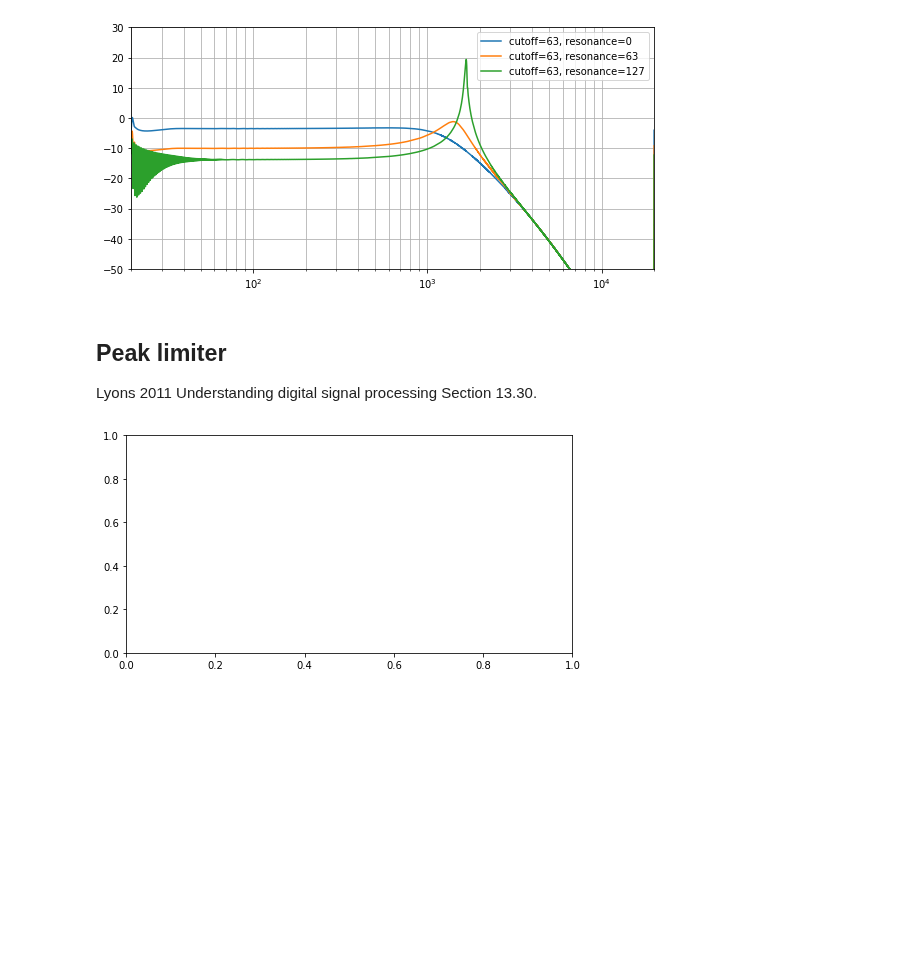
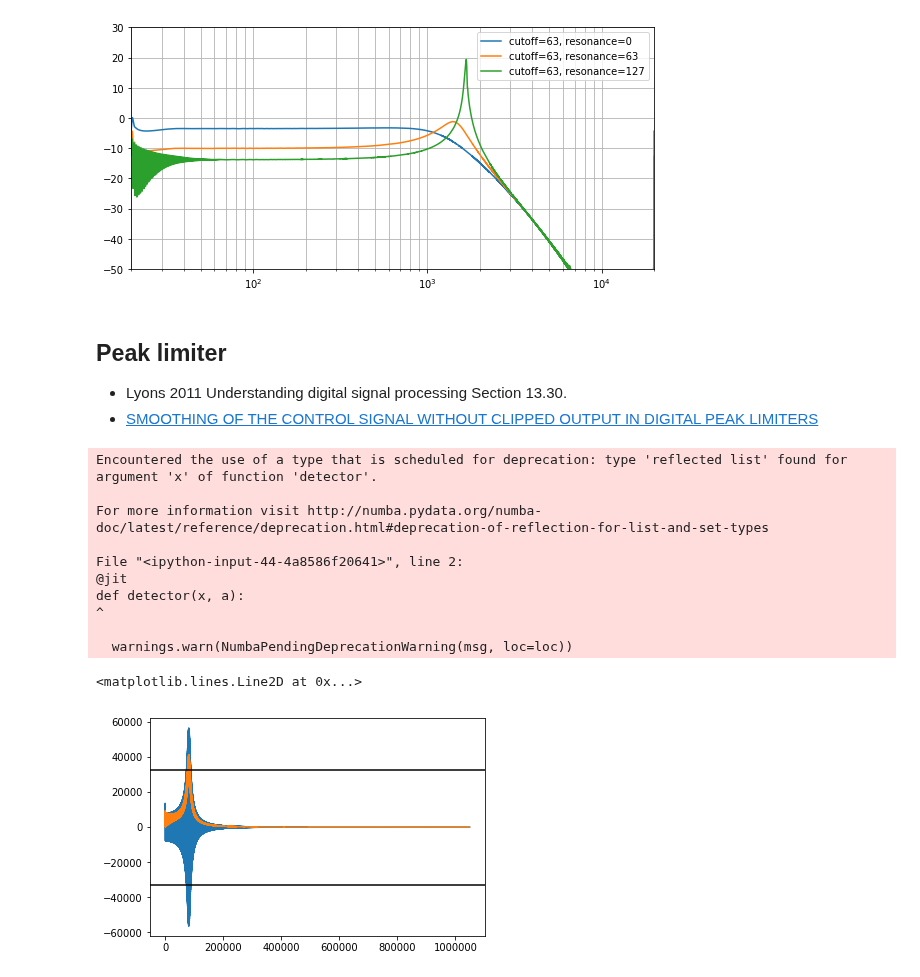
Before and after one commit to soerenbnoergaard/sbnsampler, a Jupyter notebook: workbooks/vcf_005_resonance_limiter.ipynb, the cells around one changed output. Cells and saved outputs as stored; diff of their text form; code cells hidden in the pictures; blank space fills up the shorter version.

Commit message:
Working on a lookahead peak limiter

```diff
--- a/workbooks/vcf_005_resonance_limiter.ipynb
+++ b/workbooks/vcf_005_resonance_limiter.ipynb
@@ -158,31 +150,38 @@ s.show()
 # %% [markdown]
 ## Peak limiter
 
-Lyons 2011 Understanding digital signal processing Section 13.30.
+- Lyons 2011 Understanding digital signal processing Section 13.30.
+- [SMOOTHING OF THE CONTROL SIGNAL WITHOUT CLIPPED OUTPUT IN DIGITAL PEAK LIMITERS](https://users.aalto.fi/~hamalap5/dafx2002/dafx_hamalainen.pdf)
+# %%
+@jit
+def detector(x, a):
+    e = [0]*len(x)
+
+    for n in range(1, len(x)):
+        e[n] = a*abs(x[n]) + (1-a)*e[n-1]
+
+    return e
 # %%
-def limiter(x, R):
-    a = 0.01
-    y = zeros(len(x))
+s = VoltageControlledFilter(yrange=[-50, 30])
+close()
 
-    w1 = 1 # Delayed feedback element
+y = s.vcf(s.x_chirp, cutoff=63, resonance=100)
+env = detector(y, 0.1)
 
-    for n in range(len(x)):
-        y[n] = x[n] * w1
-
-        w = y[n]*y[n]
-        w = R - w
-        w = w + w1
-        w1 = w
-
-    return y
-
-
-s = Pirkle(yrange=[-50, 30])
-y = s.vcf(s.x_chirp, cutoff=63, resonance=100)
-y2 = limiter(y, s.amplitude)
-#plot(y)
-#plot(limiter(y, s.amplitude))
-#axhline(s.amplitude, color="k")
-#axhline(-s.amplitude, color="k")
+plot(y)
+plot(env)
+axhline(s.amplitude, color="k")
+axhline(-s.amplitude, color="k")
 # %% [output]
+Encountered the use of a type that is scheduled for deprecation: type 'reflected list' found for argument 'x' of function 'detector'.
+
+For more information visit http://numba.pydata.org/numba-doc/latest/reference/deprecation.html#deprecation-of-reflection-for-list-and-set-types
+
+File "<ipython-input-44-4a8586f20641>", line 2:
+@jit
+def detector(x, a):
+^
+
+  warnings.warn(NumbaPendingDeprecationWarning(msg, loc=loc))
+<matplotlib.lines.Line2D at 0x...>
-[figure, old version]
+[figure, new version]
```
Also changed, not shown: parts of 4 cells of this notebook, 1 other file.
